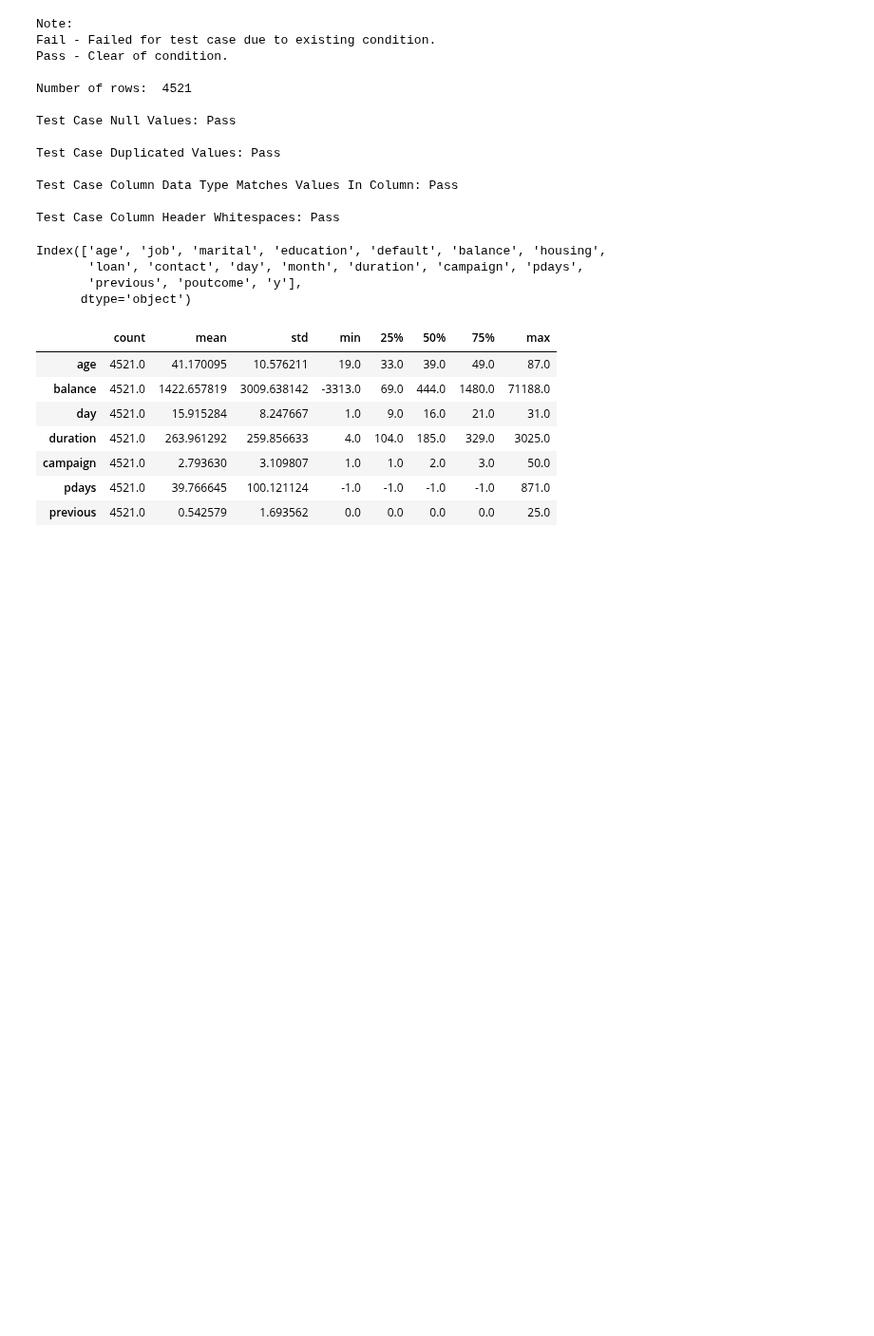
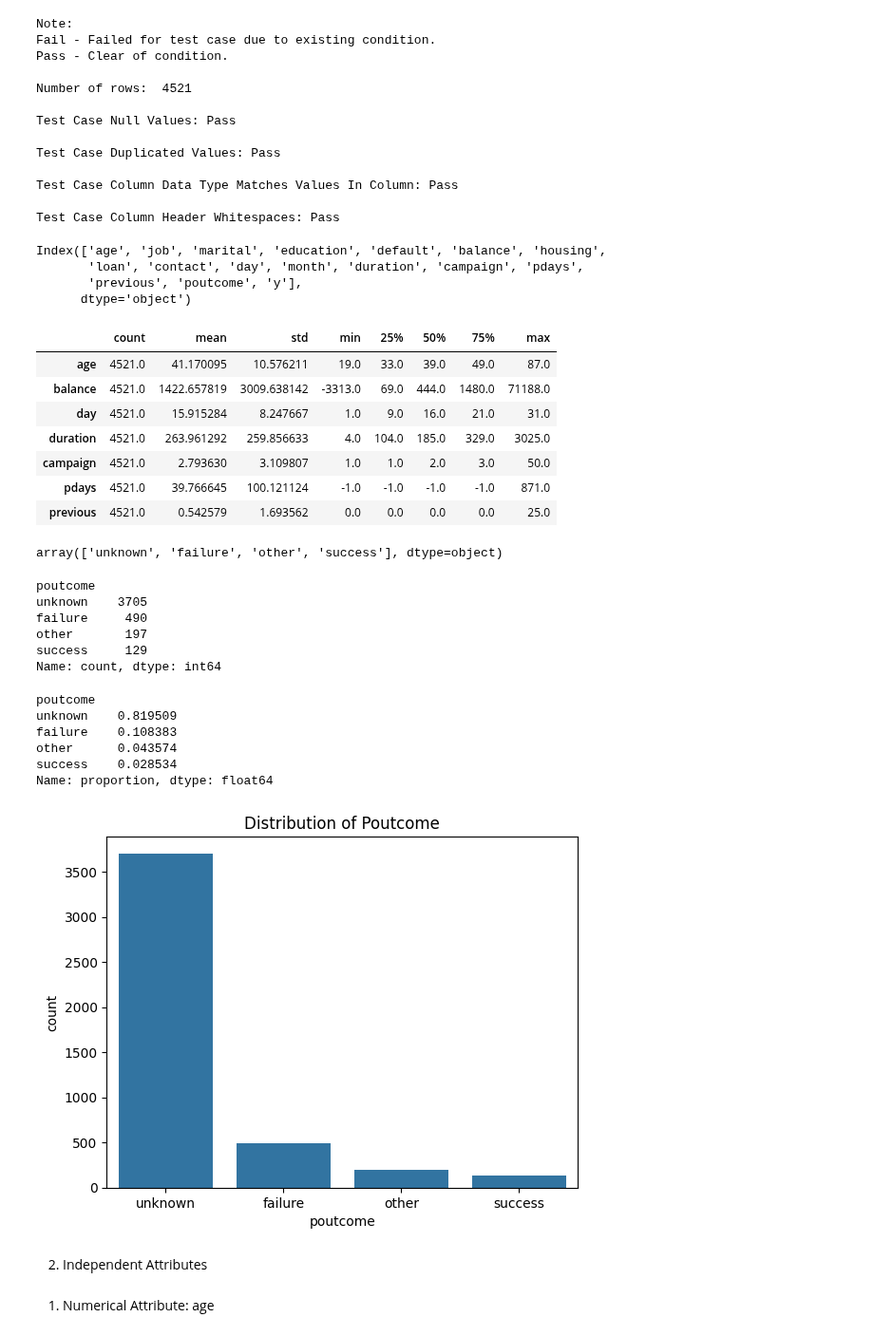
Before and after one commit to Ramesh-Bojanapu-1011/ai_python_practice, a Jupyter notebook: Exploratory_Data_Analysis_(EDA)/EDA_Bank_Dataset.ipynb, the cells around one changed output. Shown at 95% size. Cells and saved outputs as stored; diff of their text form; code cells hidden in the pictures; blank space fills up the shorter version.

```diff
--- a/Exploratory_Data_Analysis_(EDA)/EDA_Bank_Dataset.ipynb
+++ b/Exploratory_Data_Analysis_(EDA)/EDA_Bank_Dataset.ipynb
@@ -117,3 +117,40 @@ df_bankdata.describe().T
 | campaign | 4521.0 | 2.793630 | 3.109807 | 1.0 | 1.0 | 2.0 | 3.0 | 50.0 |
 | pdays | 4521.0 | 39.766645 | 100.121124 | -1.0 | -1.0 | -1.0 | -1.0 | 871.0 |
 | previous | 4521.0 | 0.542579 | 1.693562 | 0.0 | 0.0 | 0.0 | 0.0 | 25.0 |
+# %%
+# Target variable : poutcome
+df_bankdata.poutcome.unique()
+# %% [output]
+array(['unknown', 'failure', 'other', 'success'], dtype=object)
+# %%
+df_bankdata.poutcome.value_counts()
+# %% [output]
+poutcome
+unknown    3705
+failure     490
+other       197
+success     129
+Name: count, dtype: int64
+# %%
+# Normalize can be set to True to print proportions instead of number
+df_bankdata.poutcome.value_counts(normalize=True)
+# %% [output]
+poutcome
+unknown    0.819509
+failure    0.108383
+other      0.043574
+success    0.028534
+Name: proportion, dtype: float64
+# %%
+# Visualizing the target variable distribution
+sns.countplot(
+    x=df_bankdata.poutcome,
+)
+plt.title("Distribution of Poutcome")
+plt.show()
+# %% [output]
+[figure, added]
+# %% [markdown]
+2. Independent Attributes
+# %% [markdown]
+1. Numerical Attribute: age
```
Also changed, not shown: parts of 28 cells of this notebook.
